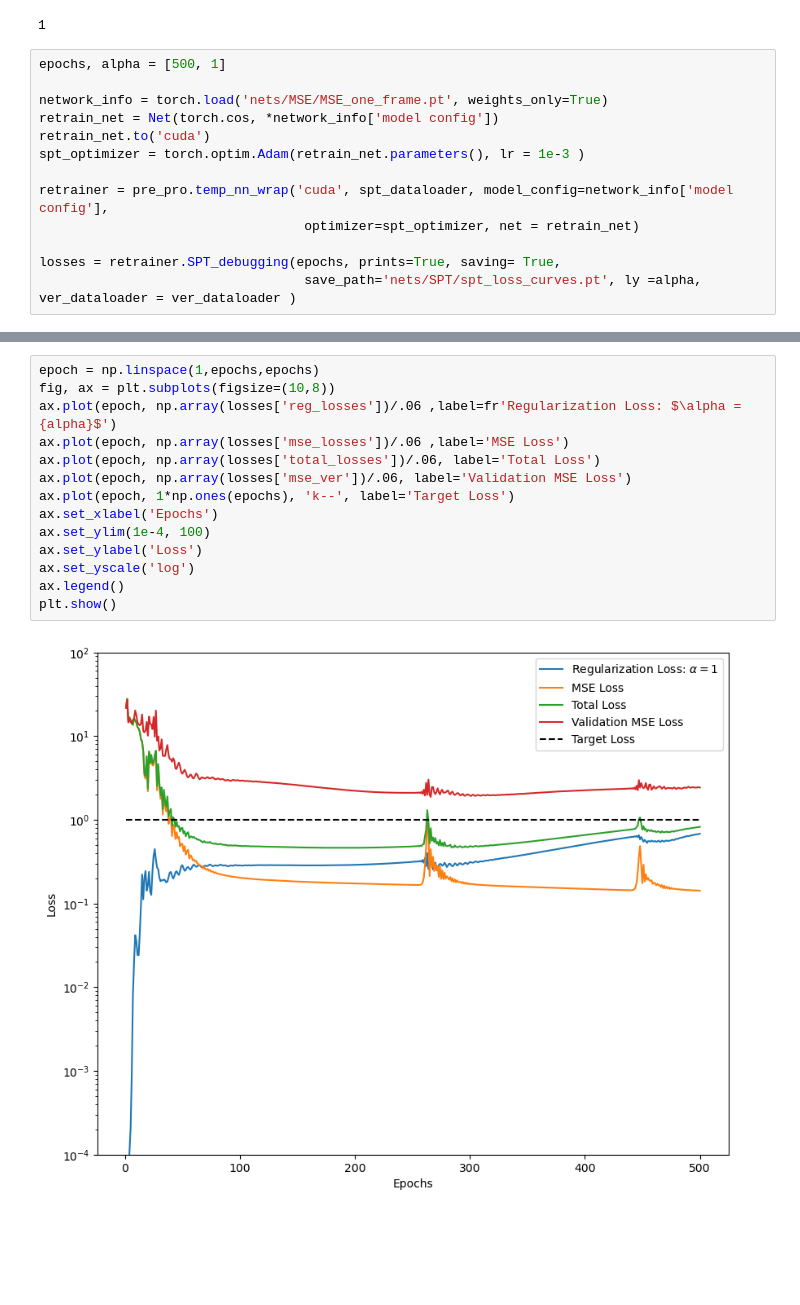
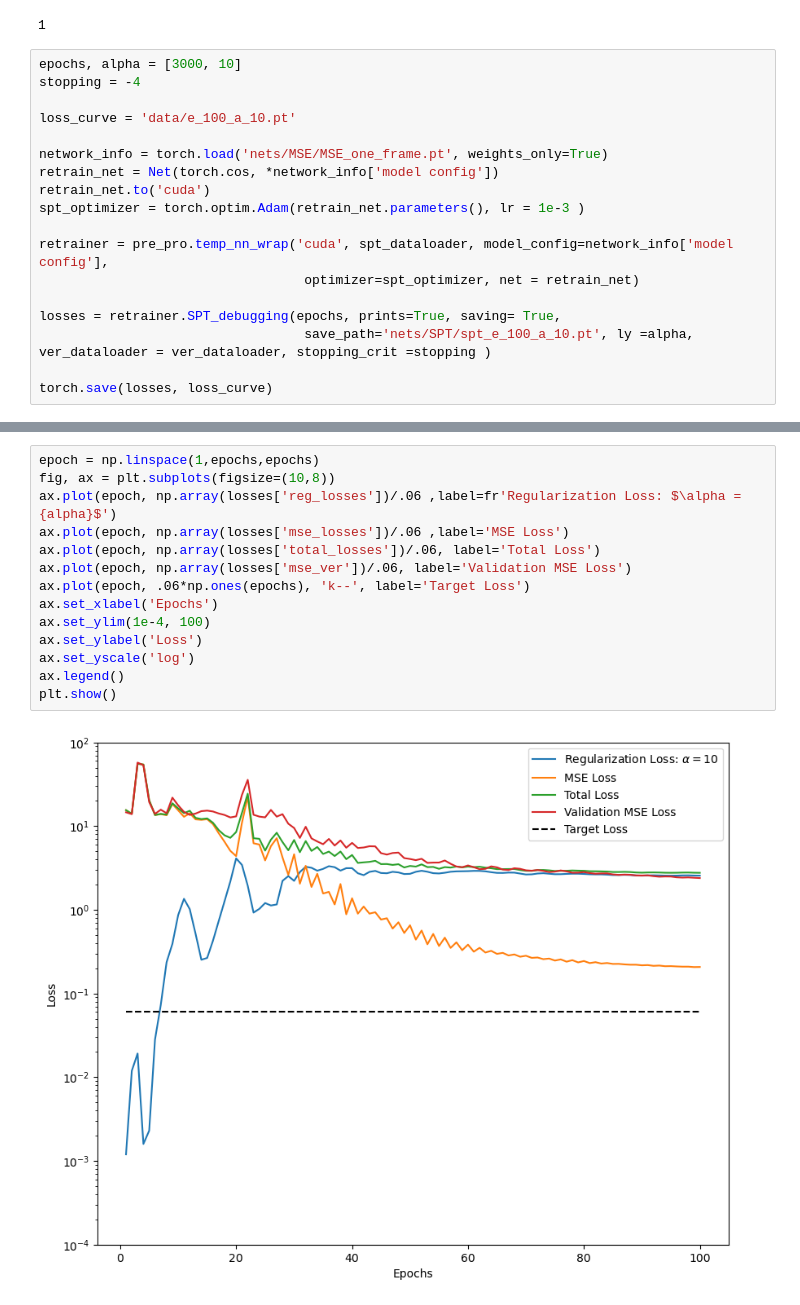
Before and after one commit to davebobculver/siren-sea-surface-code, a Jupyter notebook: debugging.ipynb, the cells around one changed output, grey strips where cells are left out. Cells and saved outputs as stored; diff of their text form; blank space fills up the shorter version.

```diff
--- a/debugging.ipynb
+++ b/debugging.ipynb
@@ -261,7 +229,10 @@ print(len(spt_dataloader))
 # %% [output]
 1
 # %%
-epochs, alpha = [500, 1]
+epochs, alpha = [3000, 10]
+stopping = -4
+
+loss_curve = 'data/e_100_a_10.pt'
 
 network_info = torch.load('nets/MSE/MSE_one_frame.pt', weights_only=True)
 retrain_net = Net(torch.cos, *network_info['model config'])
@@ -272,5 +243,7 @@ retrainer = pre_pro.temp_nn_wrap('cuda', spt_dataloader, model_config=network_in
                                   optimizer=spt_optimizer, net = retrain_net)
 
 losses = retrainer.SPT_debugging(epochs, prints=True, saving= True,
-                                  save_path='nets/SPT/spt_loss_curves.pt', ly =alpha, ver_dataloader = ver_dataloader )
+                                  save_path='nets/SPT/spt_e_100_a_10.pt', ly =alpha, ver_dataloader = ver_dataloader, stopping_crit =stopping )
+
+torch.save(losses, loss_curve)
 # %% [output]
@@ -294,16 +267,16 @@ Epoch 499 Complete - Avg Loss: 0.049536
 # %%
 epoch = np.linspace(1,epochs,epochs)
 fig, ax = plt.subplots(figsize=(10,8))
 ax.plot(epoch, np.array(losses['reg_losses'])/.06 ,label=fr'Regularization Loss: $\alpha ={alpha}$')
 ax.plot(epoch, np.array(losses['mse_losses'])/.06 ,label='MSE Loss')
 ax.plot(epoch, np.array(losses['total_losses'])/.06, label='Total Loss')
 ax.plot(epoch, np.array(losses['mse_ver'])/.06, label='Validation MSE Loss')
-ax.plot(epoch, 1*np.ones(epochs), 'k--', label='Target Loss')
+ax.plot(epoch, .06*np.ones(epochs), 'k--', label='Target Loss')
 ax.set_xlabel('Epochs')
 ax.set_ylim(1e-4, 100)
 ax.set_ylabel('Loss')
 ax.set_yscale('log')
 ax.legend()
 plt.show()
 # %% [output]
-[figure, old version]
+[figure, new version]
```
Also changed, not shown: parts of 18 cells of this notebook, 13 other files.
